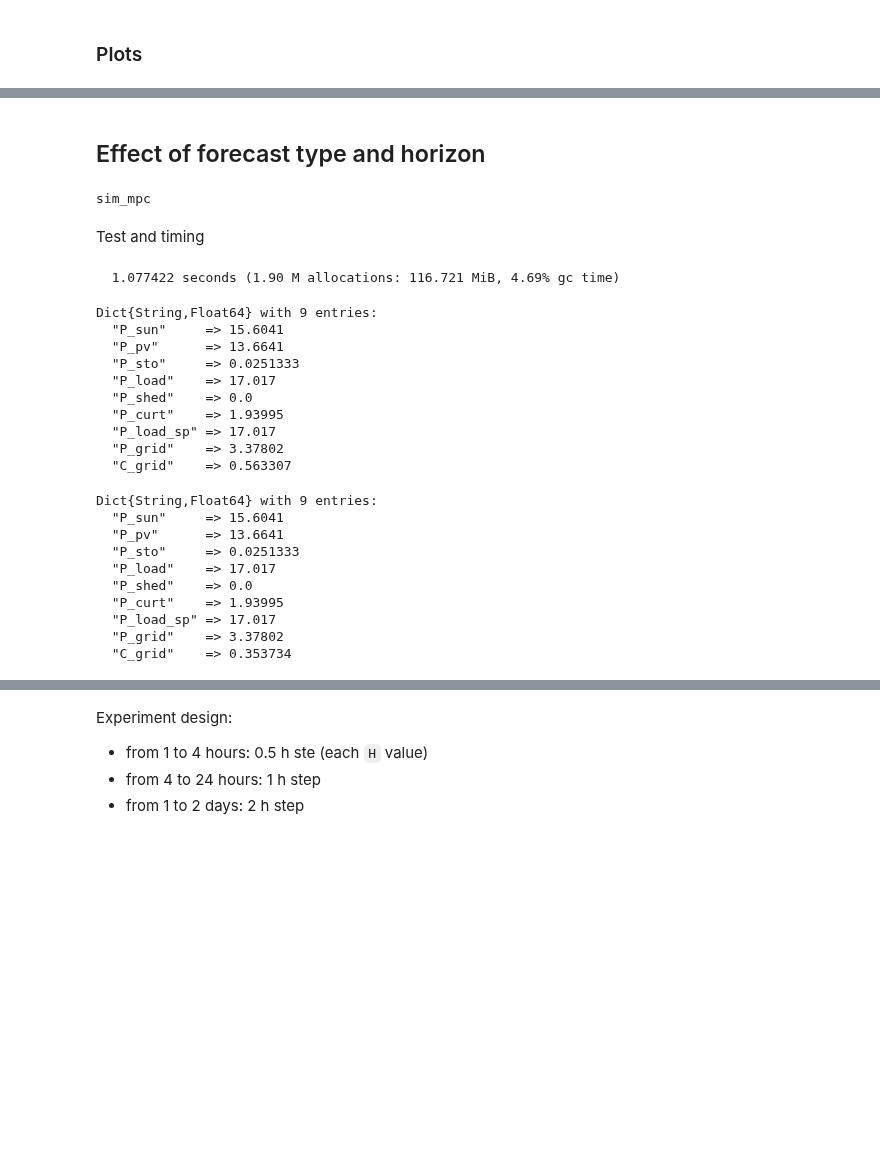
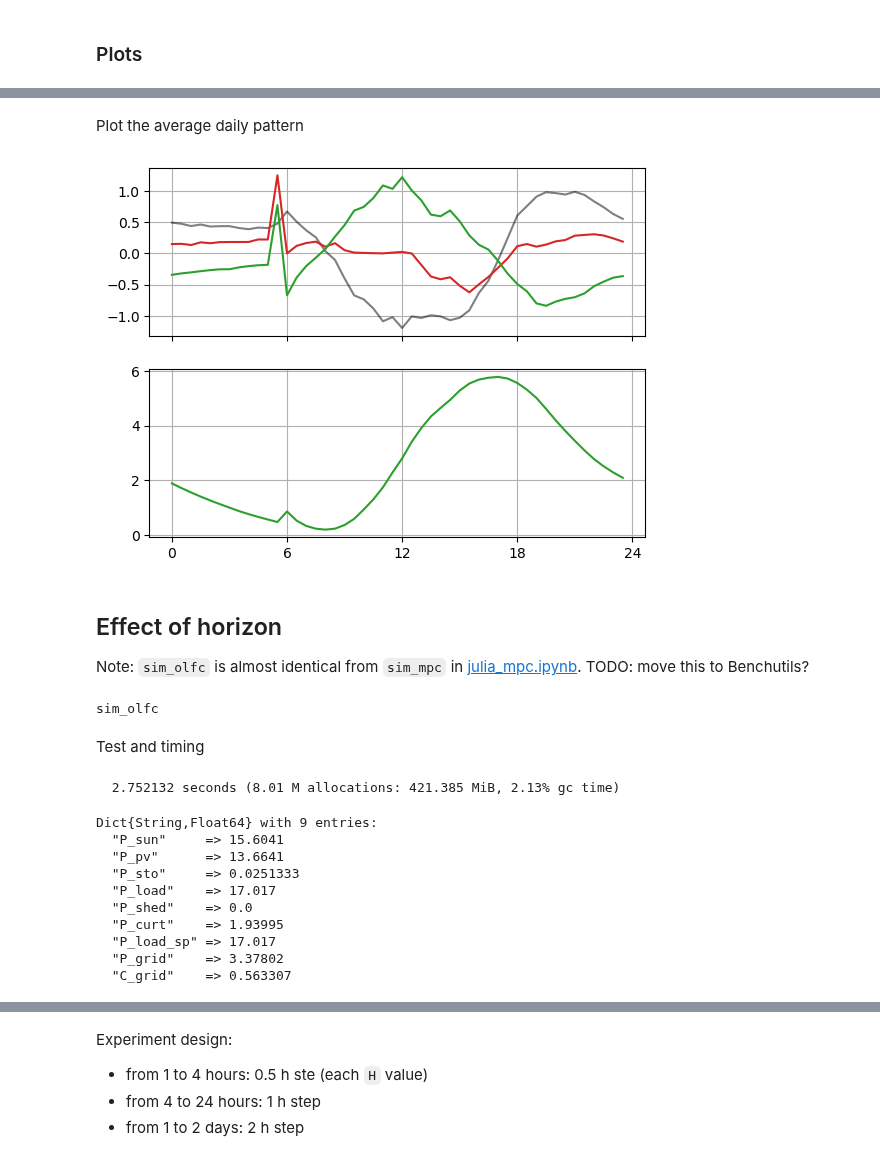
Before and after one commit to pierre-haessig/solarhome-control-bench, a Jupyter notebook: methods/julia_jump_mpc/julia_olfc.ipynb, the cells around one changed output, grey strips where cells are left out. Saved outputs shown, nothing was run; the diff lists cells and outputs as text; code cells hidden in the pictures; blank space fills up the shorter version.

```diff
--- a/methods/julia_jump_mpc/julia_olfc.ipynb
+++ b/methods/julia_jump_mpc/julia_olfc.ipynb
@@ -436,15 +449,43 @@ ax[1].set_xlim(0, 5);
-# %% [markdown]
-## Effect of forecast type and horizon
+# %% [markdown]
+Plot the average daily pattern
+# %%
+P_load_dmean = mean(reshape(traj["P_load"], (48,ndays)), dims=2)
+P_sun_dmean = mean(reshape(traj["P_sun"], (48,ndays)), dims=2)
+P_grid_dmean = mean(reshape(traj["P_grid"], (48,ndays)), dims=2)
+P_curt_dmean = mean(reshape(traj["P_curt"], (48,ndays)), dims=2)
+
+
+P_sto_dmean = mean(reshape(traj["P_sto"], (48,ndays)), dims=2)
+E_sto_dmean = mean(reshape(traj["E_sto"], (48,ndays)), dims=2)
+
+hod = (0:47)*dt
+
+fig, ax = plt.subplots(2,1, sharex=true)
+
+ax[1].plot(hod, P_load_dmean - P_sun_dmean, "k", alpha=0.5)
+ax[1].plot(hod, P_grid_dmean - P_curt_dmean, "C3")
+ax[1].plot(hod, P_sto_dmean, "C2")
+ax[1].grid()
+
+ax[2].plot(hod, E_sto_dmean, "C2")
+ax[2].grid()
+ax[2].set_xticks([0,6,12,18,24]);
+# %% [output]
+[figure, added]
+# %% [markdown]
+## Effect of horizon
+
+Note: `sim_olfc` is almost identical from `sim_mpc` in [julia_mpc.ipynb](julia_mpc.ipynb). TODO: move this to Benchutils?
 # %%
 """
-    sim_mpc(forecast)
+    sim_olfc(scenarios)
 
-Simulate MPC control in closed loop with forecast function `forecast`.
+Simulate OLFC control in closed loop with scenarios generation function `scenarios`.
 
-NB: the forecast function includes the definition of the forecast horizon `H`.
+NB: the scenarios function includes the definition of the horizon `H`.
 """
-function sim_mpc(forecast)
-    control_mpc2 = make_mpc(params, dt, forecast);
+function sim_olfc(scenarios)
+    control_olfc = make_olfc(params, dt, scenarios)
 
     P_sto = zeros(n)
     E_sto = zeros(n+1)
@@ -454,7 +495,7 @@ function sim_mpc(forecast)
     E_sto[1]= params.E_rated/2
 
     for k in 1:n
-        P_sto[k], P_grid[k], P_curt[k] = control_mpc2(k, E_sto[k])
+        P_sto[k], P_grid[k], P_curt[k] = control_olfc(k, E_sto[k])
         E_sto[k+1] = E_sto[k] + P_sto[k]*dt
         @assert -1e-3*params.E_rated <= E_sto[k+1] <= 1.001 * params.E_rated "E_sto(k+1) out of bound at k=$k: $(E_sto[k+1])"
     end
@@ -480,15 +521,16 @@ function sim_mpc(forecast)
     return stats
 end
 # %% [output]
-sim_mpc
+sim_olfc
 # %% [markdown]
 Test and timing
 # %%
 H = 1
-forecast = make_daily_mean_forecast(H)
-@time stats = sim_mpc(forecast)
+scenarios = make_scenarios(H, ndays)
+
+@time stats = sim_olfc(scenarios)
 # %% [output]
-  1.077422 seconds (1.90 M allocations: 116.721 MiB, 4.69% gc time)
+  2.752132 seconds (8.01 M allocations: 421.385 MiB, 2.13% gc time)
 Dict{String,Float64} with 9 entries:
   "P_sun"     => 15.6041
   "P_pv"      => 13.6641
@@ -499,21 +541,3 @@ Dict{String,Float64} with 9 entries:
   "P_load_sp" => 17.017
   "P_grid"    => 3.37802
   "C_grid"    => 0.563307
-# %%
-H = 48
-forecast_dm  = make_daily_mean_forecast(H)
-forecast_per = make_perfect_forecast(H)
-
-stats_dm = sim_mpc(forecast_dm)
-stats_per = sim_mpc(forecast_per)
-# %% [output]
-Dict{String,Float64} with 9 entries:
-  "P_sun"     => 15.6041
-  "P_pv"      => 13.6641
-  "P_sto"     => 0.0251333
-  "P_load"    => 17.017
-  "P_shed"    => 0.0
-  "P_curt"    => 1.93995
-  "P_load_sp" => 17.017
-  "P_grid"    => 3.37802
-  "C_grid"    => 0.353734
```
Also changed, not shown: parts of 31 cells of this notebook, 7 other files.
